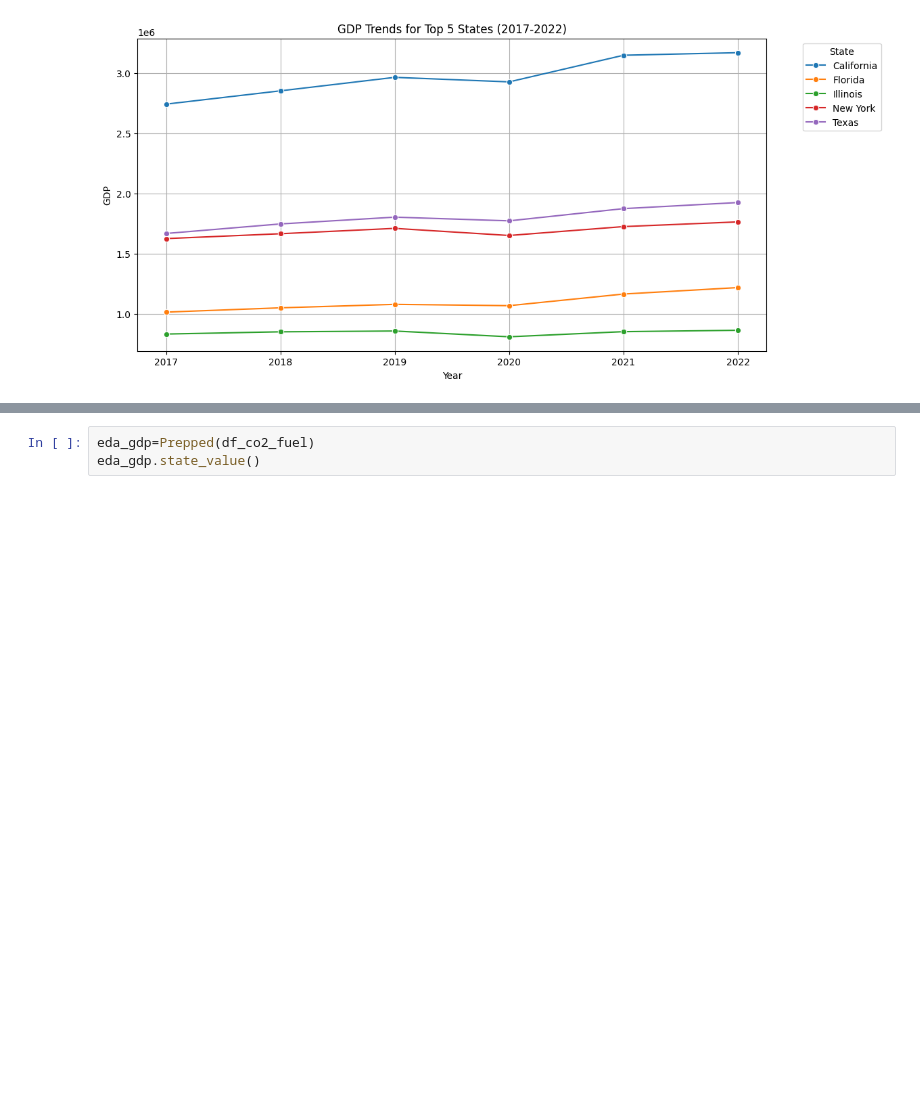
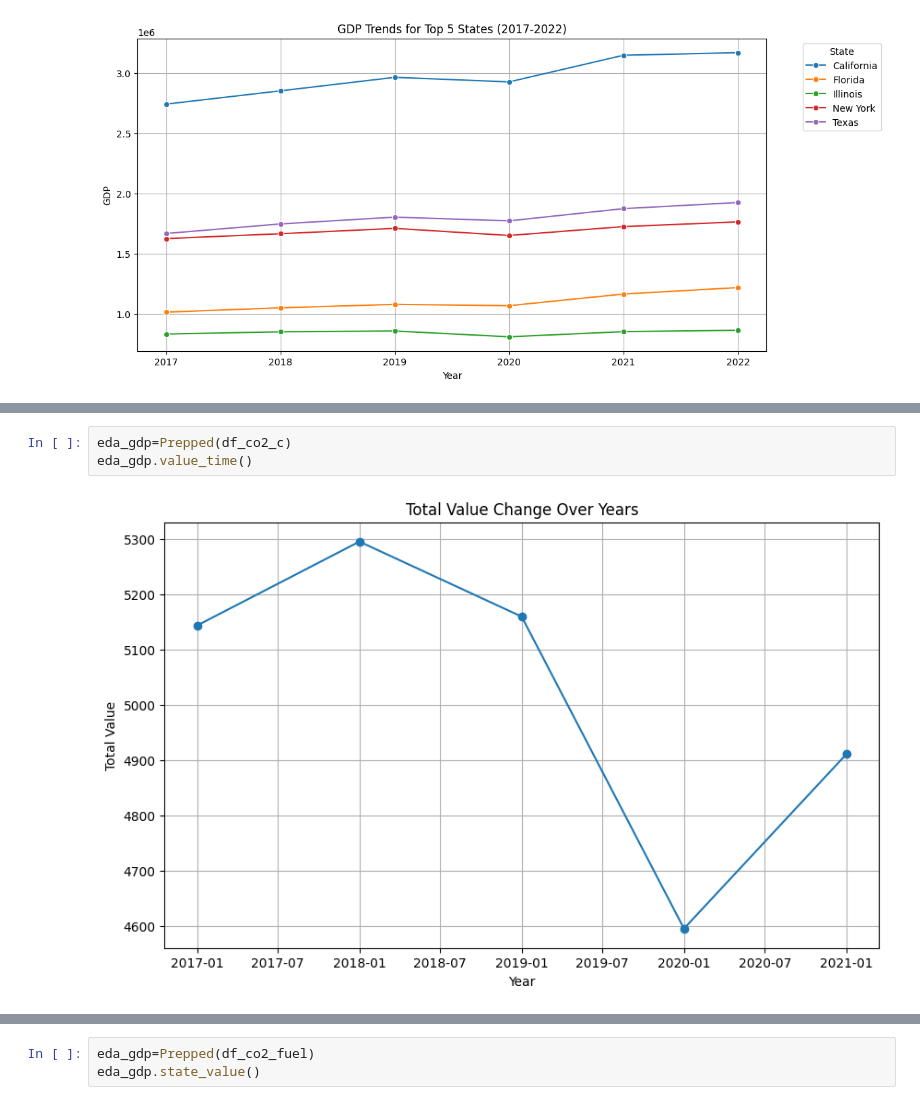
Before and after one commit to Zhengnan817/Final-Project-Carbon-dioxide-emission, a Jupyter notebook: carbon_emission.ipynb, the cells around one changed output, grey strips where cells are left out. Cells and saved outputs as stored; diff of their text form; blank space fills up the shorter version.

Commit message:
update ipynb and prepped file

```diff
--- a/carbon_emission.ipynb
+++ b/carbon_emission.ipynb
@@ -487,0 +492,5 @@ eda_gdp.line_top5gdp()
+# %%
+eda_gdp=Prepped(df_co2_c)
+eda_gdp.value_time()
+# %% [output]
+[figure, added]
```
Also changed, not shown: parts of 19 cells of this notebook, 1 other file.
